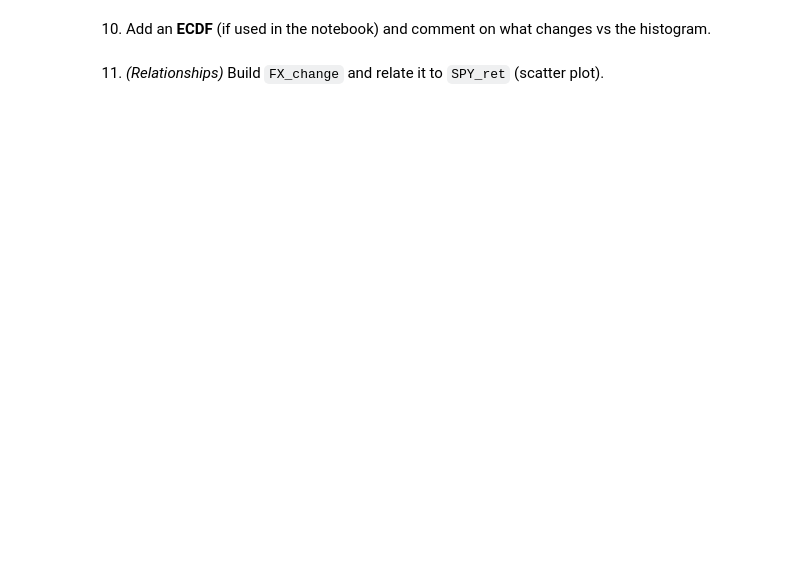
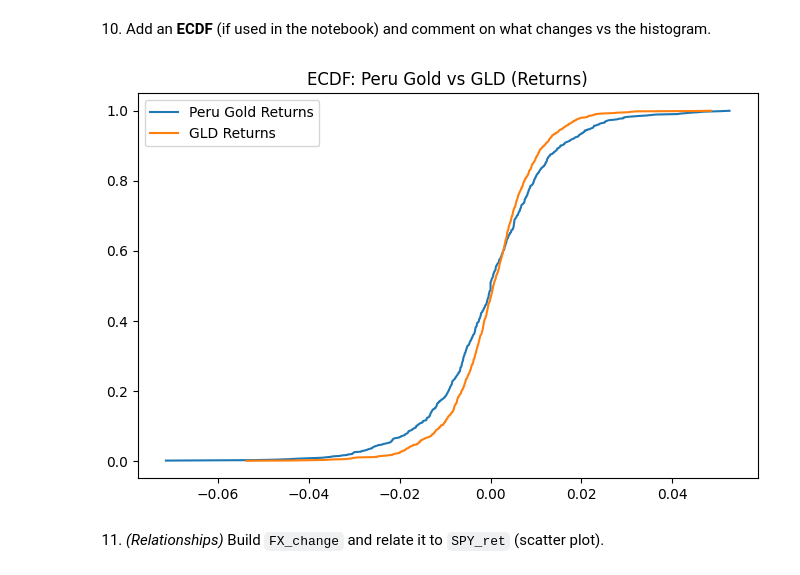
Before and after one commit to anzonyquispe/Python-for-Finance, a Jupyter notebook: homeworks/Assignment_3/group_4_ass_3_2026/Assignment_3_part1.ipynb, the cells around one changed output. Saved outputs shown, nothing was run; the diff lists cells and outputs as text; code cells hidden in the pictures; blank space fills up the shorter version.

```diff
--- a/homeworks/Assignment_3/group_4_ass_3_2026/Assignment_3_part1.ipynb
+++ b/homeworks/Assignment_3/group_4_ass_3_2026/Assignment_3_part1.ipynb
@@ -180,4 +246,27 @@ plt.show()
 # %% [markdown]
 10. Add an **ECDF** (if used in the notebook) and comment on what changes vs the histogram.
+# %%
+# Retornos del oro Perú
+peru_gold_ret = bcrp_wide["gold"].pct_change().dropna()
+
+# Retornos de GLD
+gld_ret = yf_data[yf_data["ticker"]=="GLD"]["ret"].dropna()
+
+def ecdf(x):
+    x = np.sort(x)
+    y = np.arange(1, len(x)+1) / len(x)
+    return x, y
+
+x_pg, y_pg = ecdf(peru_gold_ret)
+x_gld, y_gld = ecdf(gld_ret)
+
+plt.figure(figsize=(8,5))
+plt.plot(x_pg, y_pg, label="Peru Gold Returns")
+plt.plot(x_gld, y_gld, label="GLD Returns")
+plt.legend()
+plt.title("ECDF: Peru Gold vs GLD (Returns)")
+plt.show()
+# %% [output]
+[figure, added]
 # %% [markdown]
 11. *(Relationships)* Build `FX_change` and relate it to `SPY_ret` (scatter plot).
```
Also changed, not shown: parts of 15 cells of this notebook.
